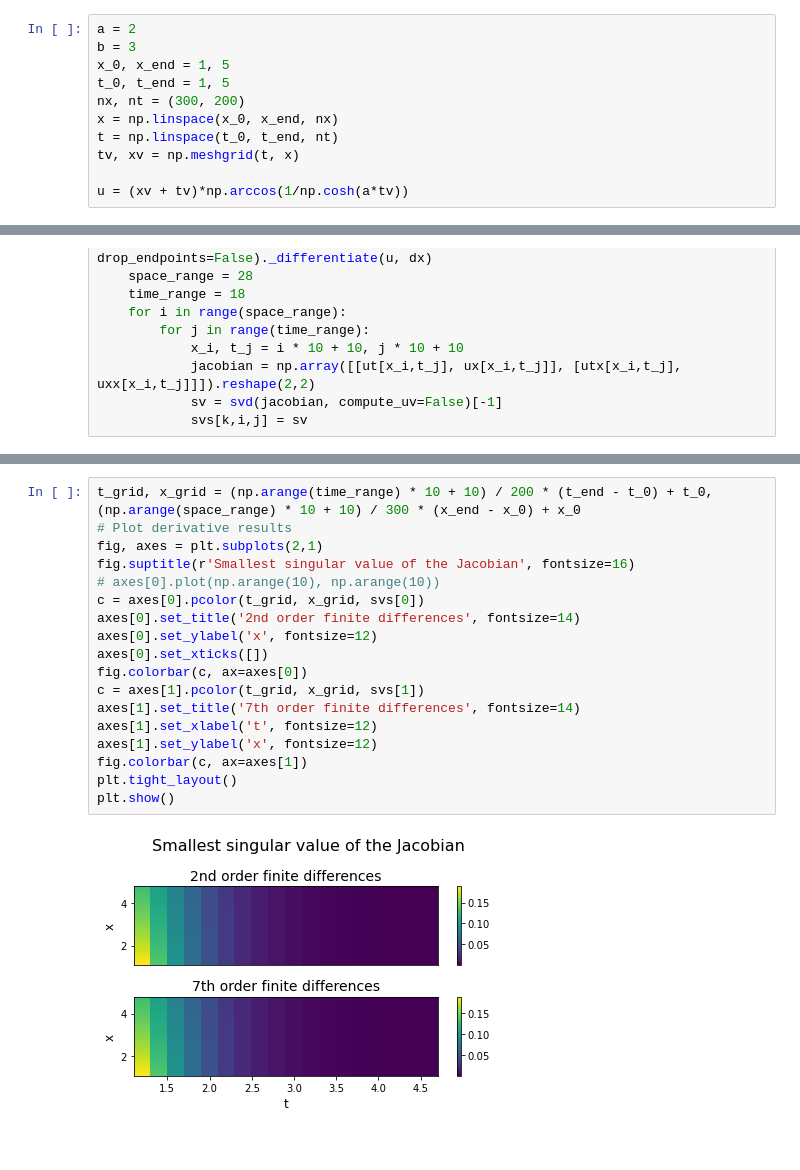
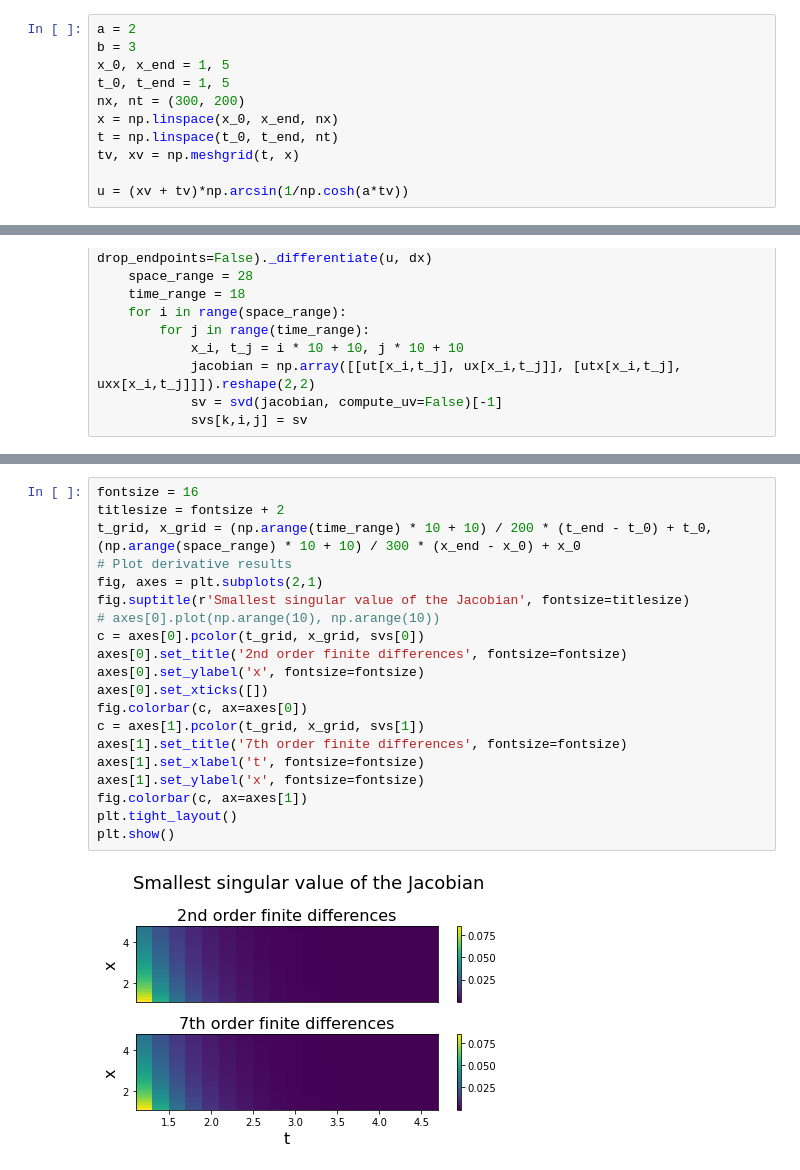
Before and after one commit to Philipp238/physical-law-learning-uniqueness, a Jupyter notebook: Pure Analytic PDE Unique.ipynb, the cells around one changed output, grey strips where cells are left out. Drawn from its saved outputs; the diff is of its cells as text.

```diff
--- a/Pure Analytic PDE Unique.ipynb
+++ b/Pure Analytic PDE Unique.ipynb
@@ -26,7 +37,7 @@ x = np.linspace(x_0, x_end, nx)
 t = np.linspace(t_0, t_end, nt)
 tv, xv = np.meshgrid(t, x)
 
-u = (xv + tv)*np.arccos(1/np.cosh(a*tv))
+u = (xv + tv)*np.arcsin(1/np.cosh(a*tv))
 # %%
 # Plot u and u_dot
 plt.figure()
@@ -158,20 +192,22 @@ for k, fd_order in enumerate(fd_orders):
 # %%
+fontsize = 16
+titlesize = fontsize + 2
 t_grid, x_grid = (np.arange(time_range) * 10 + 10) / 200 * (t_end - t_0) + t_0, (np.arange(space_range) * 10 + 10) / 300 * (x_end - x_0) + x_0
 # Plot derivative results
 fig, axes = plt.subplots(2,1)
-fig.suptitle(r'Smallest singular value of the Jacobian', fontsize=16)
+fig.suptitle(r'Smallest singular value of the Jacobian', fontsize=titlesize)
 # axes[0].plot(np.arange(10), np.arange(10))
 c = axes[0].pcolor(t_grid, x_grid, svs[0])
-axes[0].set_title('2nd order finite differences', fontsize=14)
-axes[0].set_ylabel('x', fontsize=12)
+axes[0].set_title('2nd order finite differences', fontsize=fontsize)
+axes[0].set_ylabel('x', fontsize=fontsize)
 axes[0].set_xticks([])
 fig.colorbar(c, ax=axes[0])
 c = axes[1].pcolor(t_grid, x_grid, svs[1])
-axes[1].set_title('7th order finite differences', fontsize=14)
-axes[1].set_xlabel('t', fontsize=12)
-axes[1].set_ylabel('x', fontsize=12)
+axes[1].set_title('7th order finite differences', fontsize=fontsize)
+axes[1].set_xlabel('t', fontsize=fontsize)
+axes[1].set_ylabel('x', fontsize=fontsize)
 fig.colorbar(c, ax=axes[1])
 plt.tight_layout()
 plt.show()
 # %% [output]
-[figure, old version]
+[figure, new version]
```
Also changed, not shown: parts of 6 cells of this notebook.
